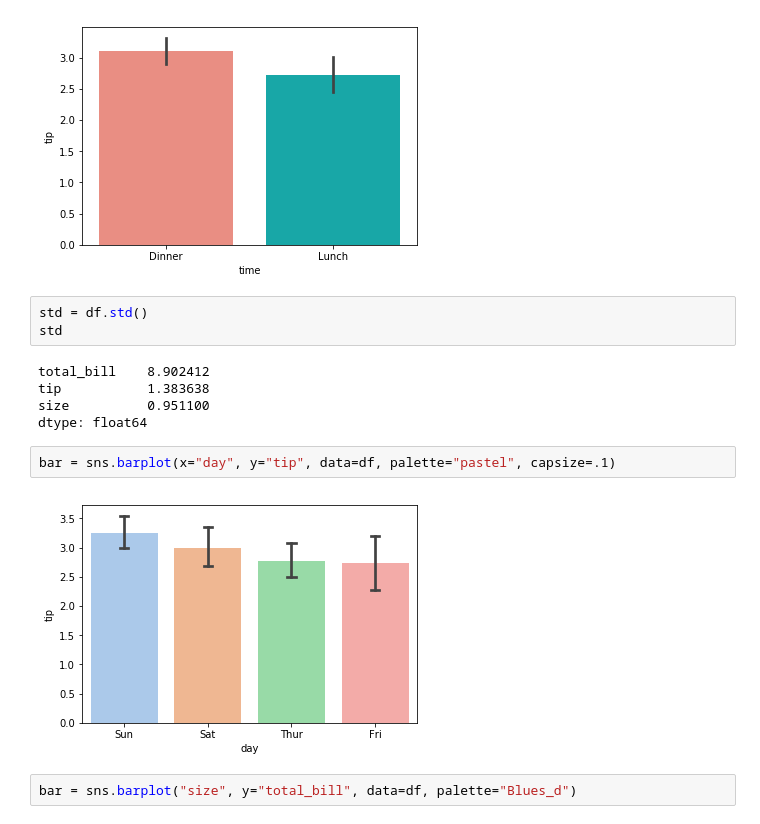
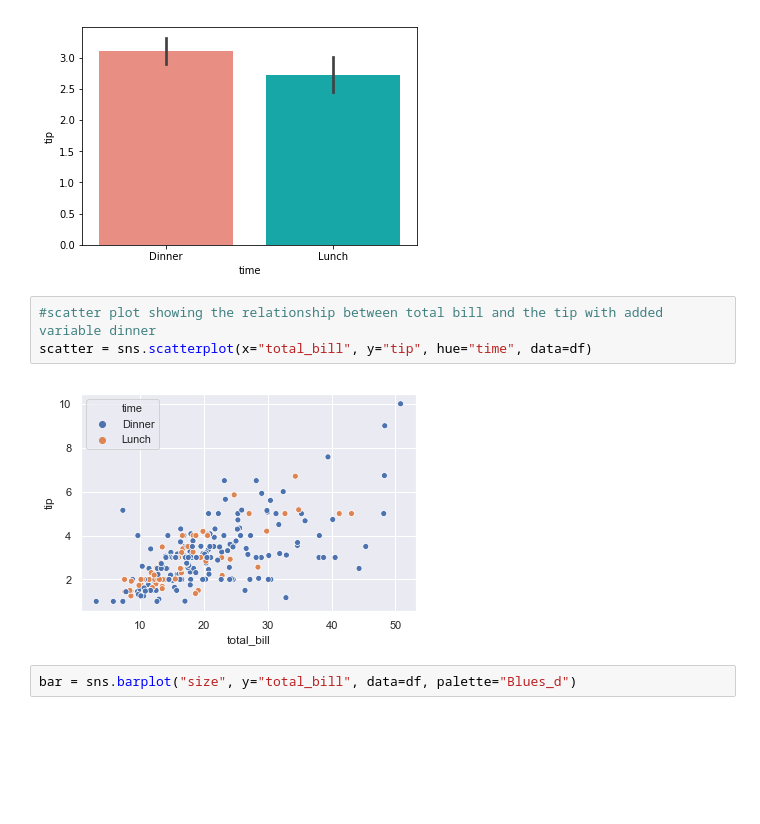
Before and after one commit to vukasm/project-2019-fundda, a Jupyter notebook: tips-dataset.ipynb, the cells around one changed output. Cells and saved outputs as stored; diff of their text form; blank space fills up the shorter version.

```diff
--- a/tips-dataset.ipynb
+++ b/tips-dataset.ipynb
@@ -99,18 +113,11 @@ bar = sns.barplot(x="day", y="total_bill", hue="sex", data=df, palette="pastel")
 bar = sns.barplot(x="time",palette=["salmon","c"], y="tip", data=df, order=["Dinner", "Lunch"])
 # %% [output]
 [figure]
-# %%
-std = df.std()
-std
-# %% [output]
-total_bill    8.902412
-tip           1.383638
-size          0.951100
-dtype: float64
-# %%
-bar = sns.barplot(x="day", y="tip", data=df, palette="pastel", capsize=.1)
-# %% [output]
-[figure, removed]
+# %%
+#scatter plot showing the relationship between total bill and the tip with added variable dinner
+scatter = sns.scatterplot(x="total_bill", y="tip", hue="time", data=df)
+# %% [output]
+[figure, added]
 # %%
 bar = sns.barplot("size", y="total_bill", data=df, palette="Blues_d")
 # %% [output]
```
Also changed, not shown: parts of 5 cells of this notebook.
